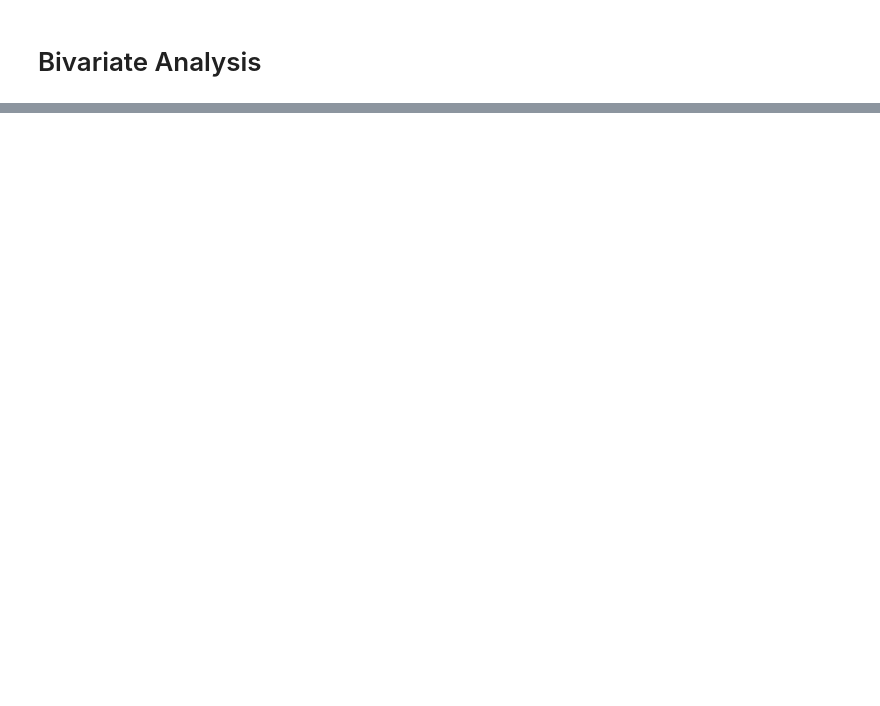
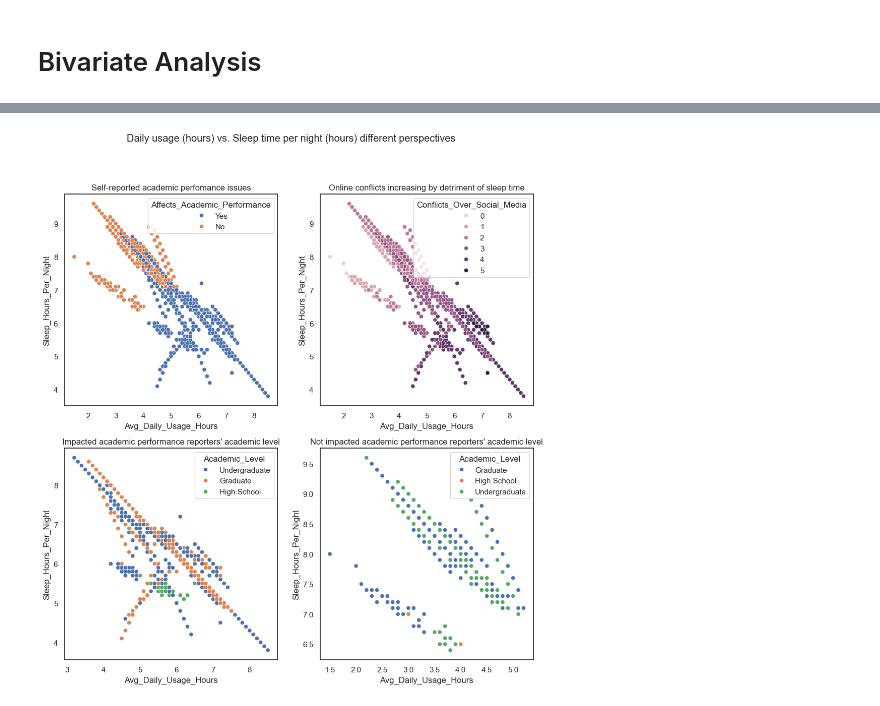
Before and after one commit to Andradev101/pause-student-social-media-addiction-eda, a Jupyter notebook: notebooks/eda.ipynb, the cells around one changed output, grey strips where cells are left out. Drawn from its saved outputs; the diff is of its cells as text; code cells hidden in the pictures; blank space fills up the shorter version.

```diff
--- a/notebooks/eda.ipynb
+++ b/notebooks/eda.ipynb
@@ -143,0 +309,45 @@ Which is: 21.8% of the 110 countries present.
+# %%
+fig, axes = plt.subplots(2, 2, figsize=(12,12))
+ax1 = sns.scatterplot(
+    data=df,
+    x='Avg_Daily_Usage_Hours',
+    y='Sleep_Hours_Per_Night',
+    hue='Affects_Academic_Performance',
+    ax=axes[0][0]
+)
+ax1.set_title("Self-reported academic perfomance issues")
+
+ax2 = sns.scatterplot(
+    data=df,
+    x='Avg_Daily_Usage_Hours',
+    y='Sleep_Hours_Per_Night',
+    hue='Conflicts_Over_Social_Media',
+    ax=axes[0][1]
+)
+ax2.set_title("Online conflicts increasing by detriment of sleep time")
+
+sub_df_self_reported_academic_performance_problems = df[df['Affects_Academic_Performance'] == 'Yes']
+# print(sub_df_self_reported_academic_performance_problems)
+ax3 = sns.scatterplot(
+    data=sub_df_self_reported_academic_performance_problems,
+    x='Avg_Daily_Usage_Hours',
+    y='Sleep_Hours_Per_Night',
+    hue='Academic_Level',
+    ax=axes[1][0]
+)
+ax3.set_title("Impacted academic performance reporters' academic level")
+
+sub_df_self_reported_academic_performance_no_problems = df[df['Affects_Academic_Performance'] == 'No']
+# print(sub_df_self_reported_academic_performance_no_problems)
+ax4 = sns.scatterplot(
+    data=sub_df_self_reported_academic_performance_no_problems,
+    x='Avg_Daily_Usage_Hours',
+    y='Sleep_Hours_Per_Night',
+    hue='Academic_Level',
+    ax=axes[1][1]
+)
+ax4.set_title("Not impacted academic performance reporters' academic level")
+plt.suptitle("Daily usage (hours) vs. Sleep time per night (hours) different perspectives")
+plt.show()
+# %% [output]
+[figure, added]
```
Also changed, not shown: parts of 18 cells of this notebook, 1 other file.
